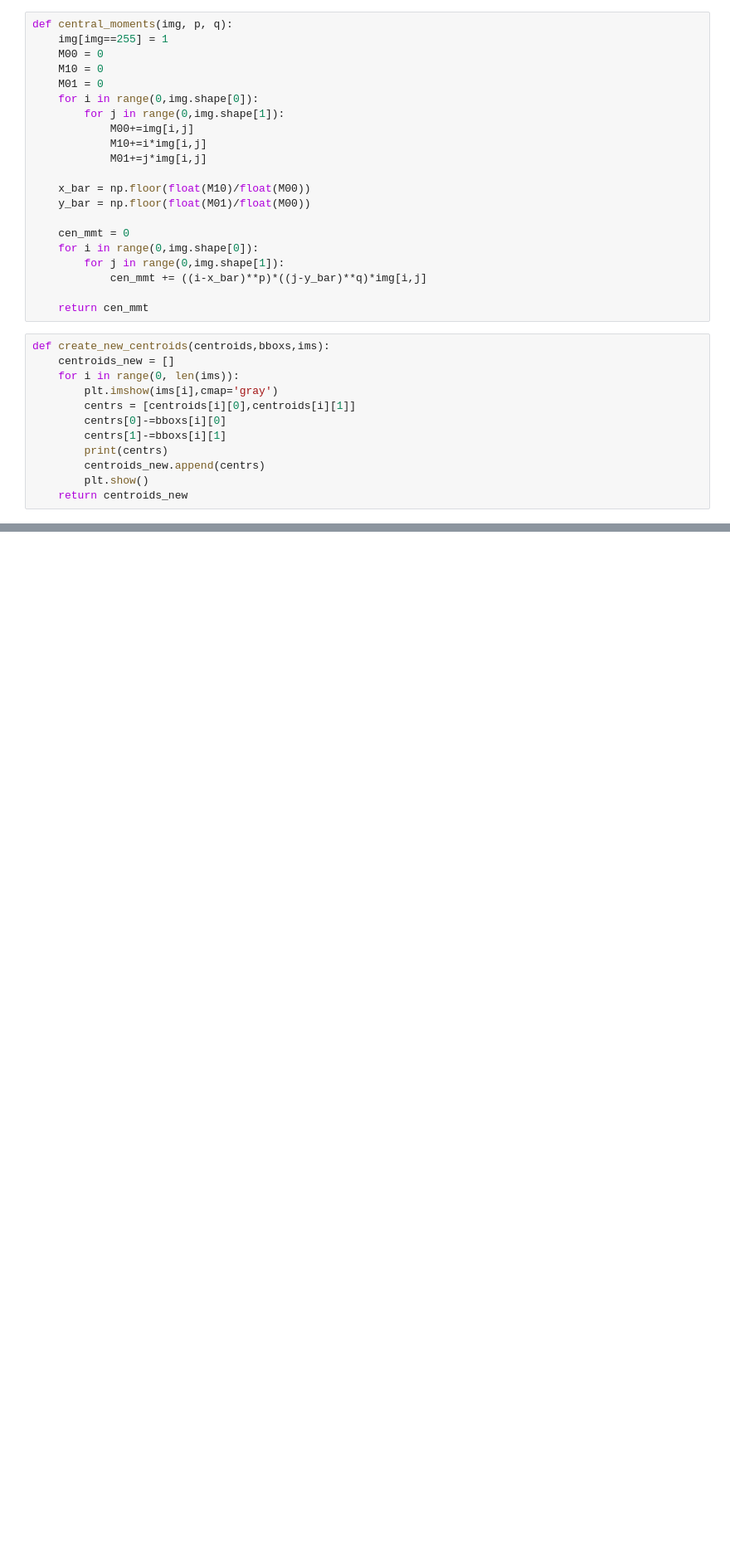
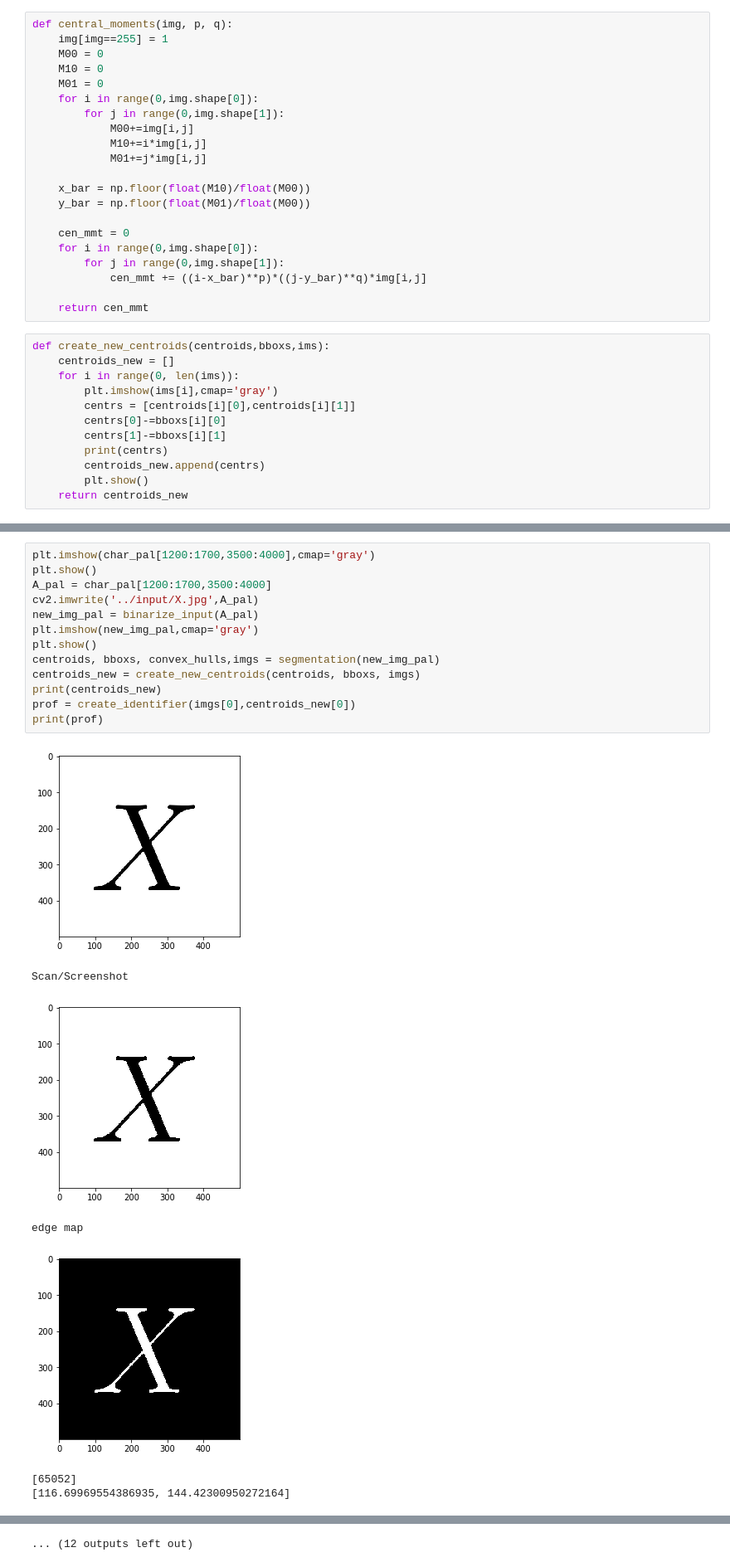
Before and after one commit to SrikarMannepalli/LaTeX-Generation-from-Printed-Equations, a Jupyter notebook: src/bin_skew.ipynb, the cells around one changed output, grey strips where cells are left out. Shown: that part at 83% size. Saved outputs shown, nothing was run; the diff lists cells and outputs as text; blank space fills up the shorter version.

```diff
--- a/src/bin_skew.ipynb
+++ b/src/bin_skew.ipynb
@@ -372,0 +376,21 @@ Photograph
+# %%
+plt.imshow(char_pal[1200:1700,3500:4000],cmap='gray')
+plt.show()
+A_pal = char_pal[1200:1700,3500:4000]
+cv2.imwrite('../input/X.jpg',A_pal)
+new_img_pal = binarize_input(A_pal)
+plt.imshow(new_img_pal,cmap='gray')
+plt.show()
+centroids, bboxs, convex_hulls,imgs = segmentation(new_img_pal)
+centroids_new = create_new_centroids(centroids, bboxs, imgs)
+print(centroids_new)
+prof = create_identifier(imgs[0],centroids_new[0])
+print(prof)
+# %% [output]
+[figure, added]
+Scan/Screenshot
+[figure, added]
+edge map
+[figure, added]
+[65052]
+[116.69969554386935, 144.42300950272164]
@@ -372,0 +415 @@ Photograph
+... (12 outputs left out)
```
Also changed, not shown: parts of 7 cells of this notebook, 2 other files.
